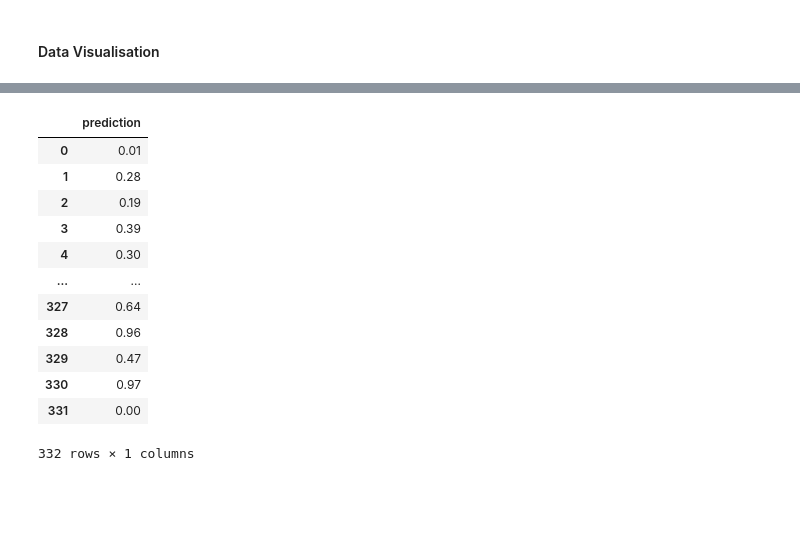
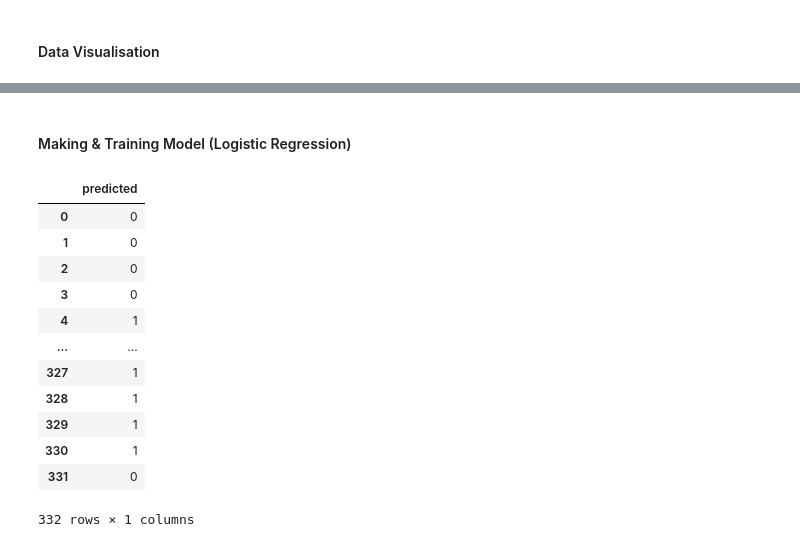
Before and after one commit to georginacyc/Internship, a Jupyter notebook: sklearn/Titanic/Titanic.ipynb, the cells around one changed output, grey strips where cells are left out. Drawn from its saved outputs; the diff is of its cells as text; code cells hidden in the pictures; blank space fills up the shorter version.

```diff
--- a/sklearn/Titanic/Titanic.ipynb
+++ b/sklearn/Titanic/Titanic.ipynb
@@ -63,35 +97,37 @@ sns.heatmap(train_data.corr(), annot = True);
+# %% [markdown]
+#### Making & Training Model (Logistic Regression)
 # %%
 y_train = train_data.Survived
 X_train = train_data.drop("Survived", axis=1)
 X_test = test_data
 
 scaler = StandardScaler()
 X_train = pd.DataFrame(scaler.fit_transform(X_train), columns=X_train.columns)
 X_test = pd.DataFrame(scaler.transform(X_test), columns=X_test.columns)
 
-train_data.Survived.value_counts(normalize= True)
-
 #create the model instance
-model = RandomForestRegressor()
+model = LogisticRegression()
 
 #fit the model on the training data
 model.fit(X_train, y_train)
 
-prediction = model.predict(X_test)
+predictions = model.predict(X_test)
 
-df = pd.DataFrame({"prediction": prediction})
-df
+#compare predicted values with the actual scores
+compare_df = pd.DataFrame({'predicted': predictions})
+compare_df = compare_df.reset_index(drop = True)
+compare_df
 # %% [output]
-|  | prediction |
-| 0 | 0.01 |
-| 1 | 0.28 |
-| 2 | 0.19 |
-| 3 | 0.39 |
-| 4 | 0.30 |
+|  | predicted |
+| 0 | 0 |
+| 1 | 0 |
+| 2 | 0 |
+| 3 | 0 |
+| 4 | 1 |
 | ... | ... |
-| 327 | 0.64 |
-| 328 | 0.96 |
-| 329 | 0.47 |
-| 330 | 0.97 |
-| 331 | 0.00 |
+| 327 | 1 |
+| 328 | 1 |
+| 329 | 1 |
+| 330 | 1 |
+| 331 | 0 |
 332 rows × 1 columns
```
Also changed, not shown: parts of 4 cells of this notebook, 4 other files.
